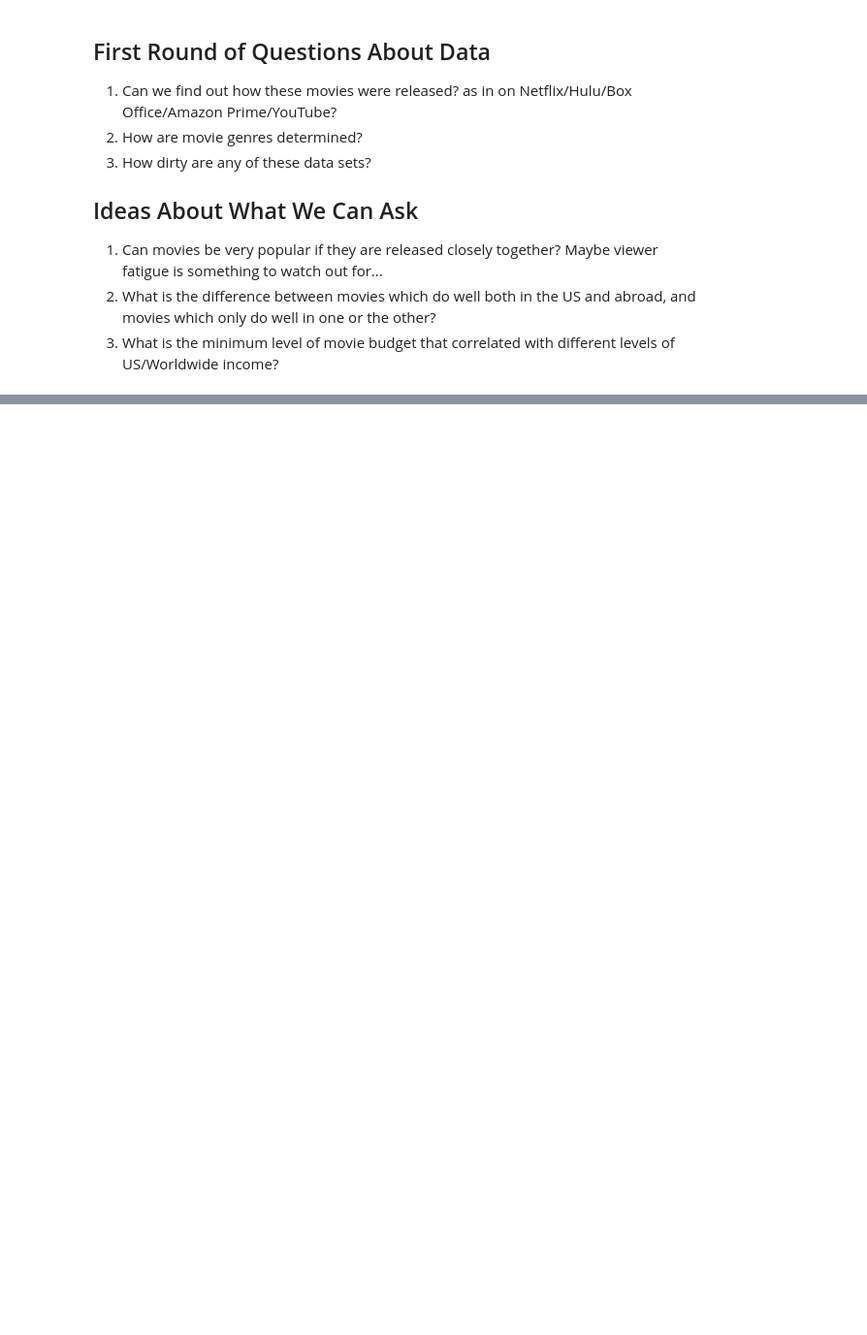
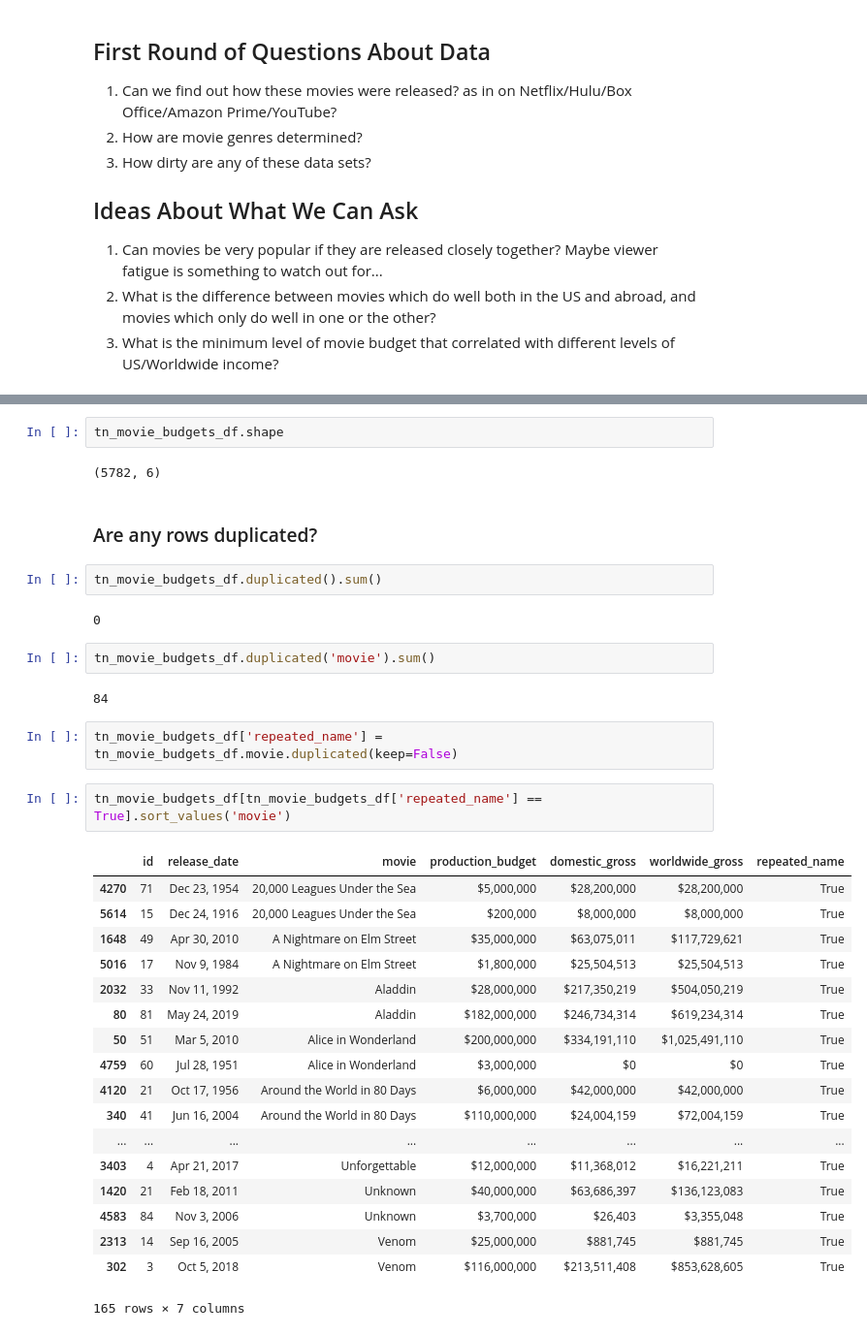
Before and after one commit to mishaberrien/Movie-Performance-Analysis, a Jupyter notebook: grab_and_explore_movie_data.ipynb, the cells around one changed output, grey strips where cells are left out. Shown at 97% size. Saved outputs shown, nothing was run; the diff lists cells and outputs as text; blank space fills up the shorter version.

```diff
--- a/grab_and_explore_movie_data.ipynb
+++ b/grab_and_explore_movie_data.ipynb
@@ -165,0 +191,37 @@ tmdb_movies_df.head()
+# %%
+tn_movie_budgets_df.shape
+# %% [output]
+(5782, 6)
+# %% [markdown]
+### Are any rows duplicated?
+# %%
+tn_movie_budgets_df.duplicated().sum()
+# %% [output]
+0
+# %%
+tn_movie_budgets_df.duplicated('movie').sum()
+# %% [output]
+84
+# %%
+tn_movie_budgets_df['repeated_name'] = tn_movie_budgets_df.movie.duplicated(keep=False)
+# %%
+tn_movie_budgets_df[tn_movie_budgets_df['repeated_name'] == True].sort_values('movie')
+# %% [output]
+|  | id | release_date | movie | production_budget | domestic_gross | worldwide_gross | repeated_name |
+| 4270 | 71 | Dec 23, 1954 | 20,000 Leagues Under the Sea | $5,000,000 | $28,200,000 | $28,200,000 | True |
+| 5614 | 15 | Dec 24, 1916 | 20,000 Leagues Under the Sea | $200,000 | $8,000,000 | $8,000,000 | True |
+| 1648 | 49 | Apr 30, 2010 | A Nightmare on Elm Street | $35,000,000 | $63,075,011 | $117,729,621 | True |
+| 5016 | 17 | Nov 9, 1984 | A Nightmare on Elm Street | $1,800,000 | $25,504,513 | $25,504,513 | True |
+| 2032 | 33 | Nov 11, 1992 | Aladdin | $28,000,000 | $217,350,219 | $504,050,219 | True |
+| 80 | 81 | May 24, 2019 | Aladdin | $182,000,000 | $246,734,314 | $619,234,314 | True |
+| 50 | 51 | Mar 5, 2010 | Alice in Wonderland | $200,000,000 | $334,191,110 | $1,025,491,110 | True |
+| 4759 | 60 | Jul 28, 1951 | Alice in Wonderland | $3,000,000 | $0 | $0 | True |
+| 4120 | 21 | Oct 17, 1956 | Around the World in 80 Days | $6,000,000 | $42,000,000 | $42,000,000 | True |
+| 340 | 41 | Jun 16, 2004 | Around the World in 80 Days | $110,000,000 | $24,004,159 | $72,004,159 | True |
+| ... | ... | ... | ... | ... | ... | ... | ... |
+| 3403 | 4 | Apr 21, 2017 | Unforgettable | $12,000,000 | $11,368,012 | $16,221,211 | True |
+| 1420 | 21 | Feb 18, 2011 | Unknown | $40,000,000 | $63,686,397 | $136,123,083 | True |
+| 4583 | 84 | Nov 3, 2006 | Unknown | $3,700,000 | $26,403 | $3,355,048 | True |
+| 2313 | 14 | Sep 16, 2005 | Venom | $25,000,000 | $881,745 | $881,745 | True |
+| 302 | 3 | Oct 5, 2018 | Venom | $116,000,000 | $213,511,408 | $853,628,605 | True |
+165 rows × 7 columns
```
Also changed, not shown: parts of 17 cells of this notebook.
